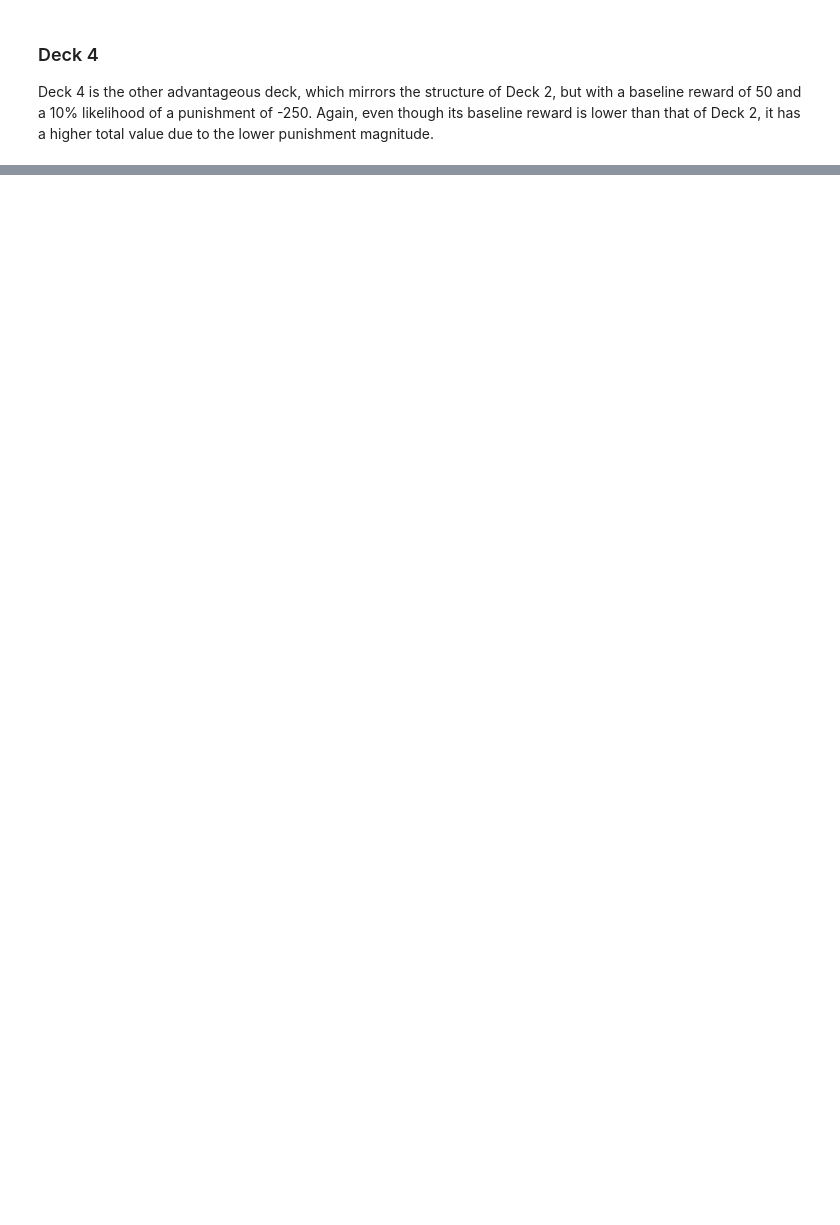
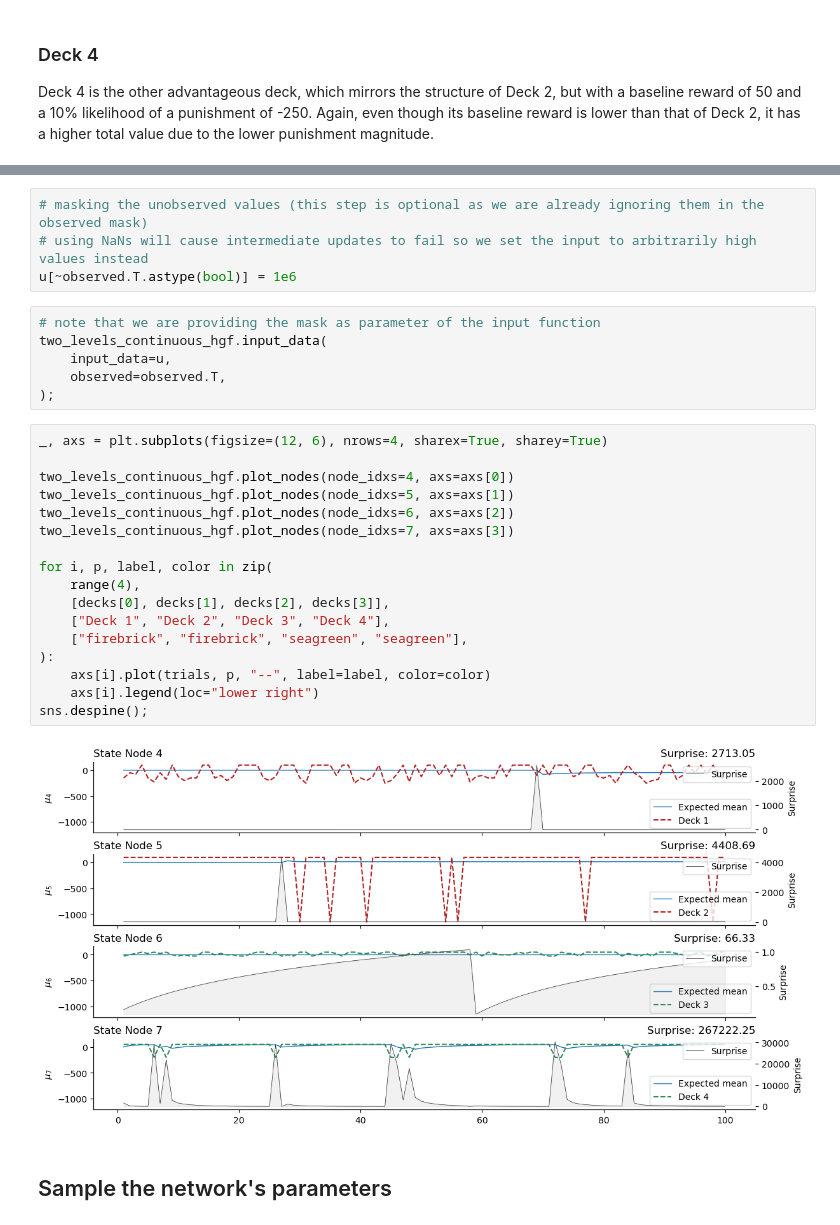
Before and after one commit to ilabcode/pyhgf, a Jupyter notebook: docs/source/notebooks/Example_4_Iowa_Gambling_Task_Short.ipynb, the cells around one changed output, grey strips where cells are left out. Drawn from its saved outputs; the diff is of its cells as text; blank space fills up the shorter version.

```diff
--- a/docs/source/notebooks/Example_4_Iowa_Gambling_Task_Short.ipynb
+++ b/docs/source/notebooks/Example_4_Iowa_Gambling_Task_Short.ipynb
@@ -703,0 +227,31 @@ Inputs types: [TensorType(float64, shape=())]
+# %%
+# masking the unobserved values (this step is optional as we are already ignoring them in the observed mask)
+# using NaNs will cause intermediate updates to fail so we set the input to arbitrarily high values instead
+u[~observed.T.astype(bool)] = 1e6
+# %%
+# note that we are providing the mask as parameter of the input function
+two_levels_continuous_hgf.input_data(
+    input_data=u,
+    observed=observed.T,
+);
+# %%
+_, axs = plt.subplots(figsize=(12, 6), nrows=4, sharex=True, sharey=True)
+
+two_levels_continuous_hgf.plot_nodes(node_idxs=4, axs=axs[0])
+two_levels_continuous_hgf.plot_nodes(node_idxs=5, axs=axs[1])
+two_levels_continuous_hgf.plot_nodes(node_idxs=6, axs=axs[2])
+two_levels_continuous_hgf.plot_nodes(node_idxs=7, axs=axs[3])
+
+for i, p, label, color in zip(
+    range(4),
+    [decks[0], decks[1], decks[2], decks[3]],
+    ["Deck 1", "Deck 2", "Deck 3", "Deck 4"],
+    ["firebrick", "firebrick", "seagreen", "seagreen"],
+):
+    axs[i].plot(trials, p, "--", label=label, color=color)
+    axs[i].legend(loc="lower right")
+sns.despine();
+# %% [output]
+[figure, added]
+# %% [markdown]
+## Sample the network's parameters
```
Also changed, not shown: parts of 63 cells of this notebook.
